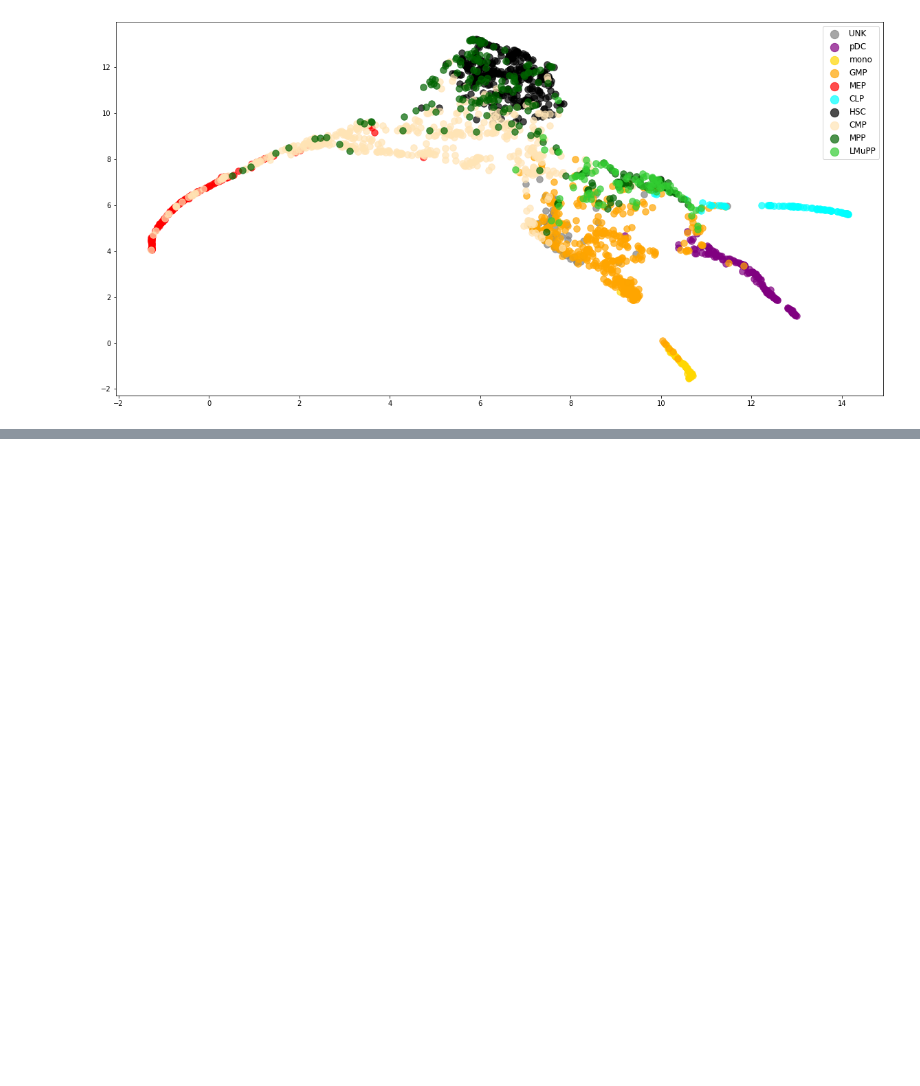
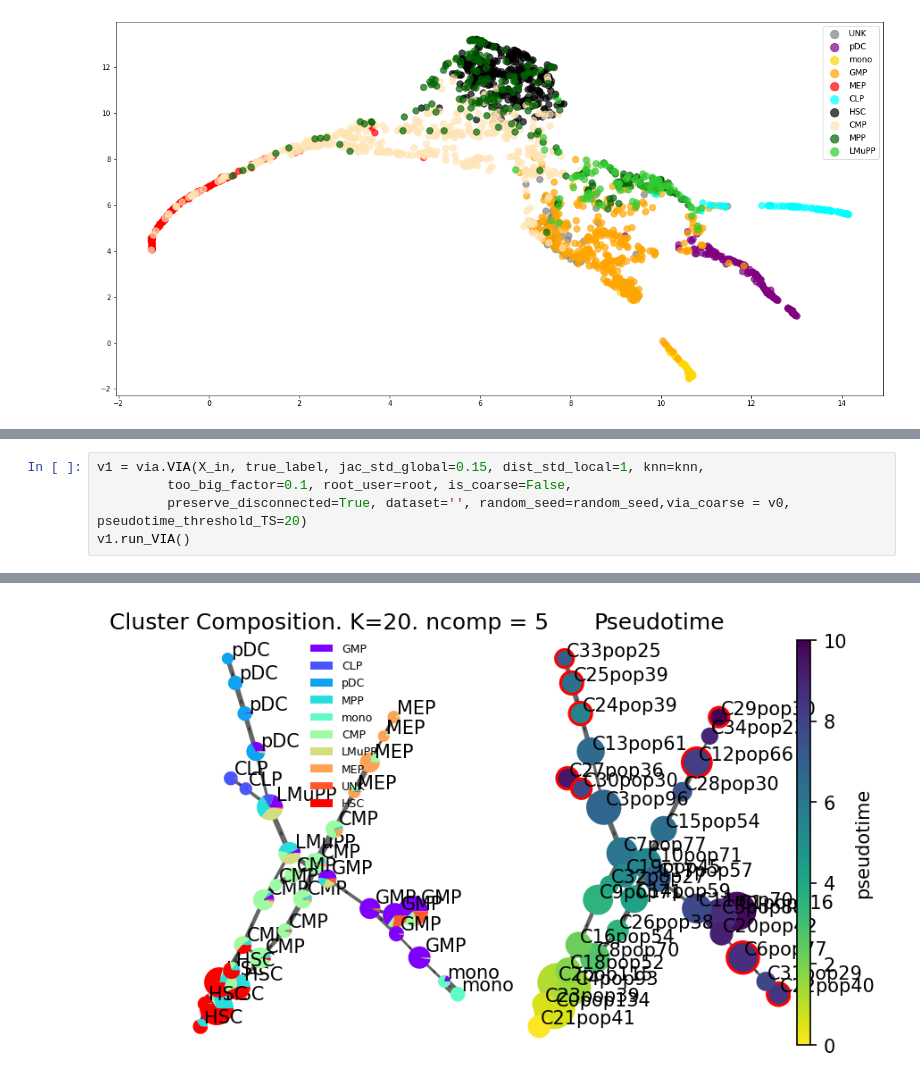
Before and after one commit to ShobiStassen/VIA, a Jupyter notebook: Jupyter Notebooks/ViaJupyter_scATAC-seq_HumanHematopoiesis.ipynb, the cells around one changed output, grey strips where cells are left out. Drawn from its saved outputs; the diff is of its cells as text; blank space fills up the shorter version.

```diff
--- a/Jupyter Notebooks/ViaJupyter_scATAC-seq_HumanHematopoiesis.ipynb
+++ b/Jupyter Notebooks/ViaJupyter_scATAC-seq_HumanHematopoiesis.ipynb
@@ -109,0 +113,6 @@ time elapsed 20.3 seconds
+# %%
+v1 = via.VIA(X_in, true_label, jac_std_global=0.15, dist_std_local=1, knn=knn,
+         too_big_factor=0.1, root_user=root, is_coarse=False,
+         preserve_disconnected=True, dataset='', random_seed=random_seed,via_coarse = v0, pseudotime_threshold_TS=20)
+v1.run_VIA()
+# %% [output]
@@ -109,0 +136 @@ time elapsed 20.3 seconds
+[figure, added]
```
Also changed, not shown: parts of 10 cells of this notebook.
